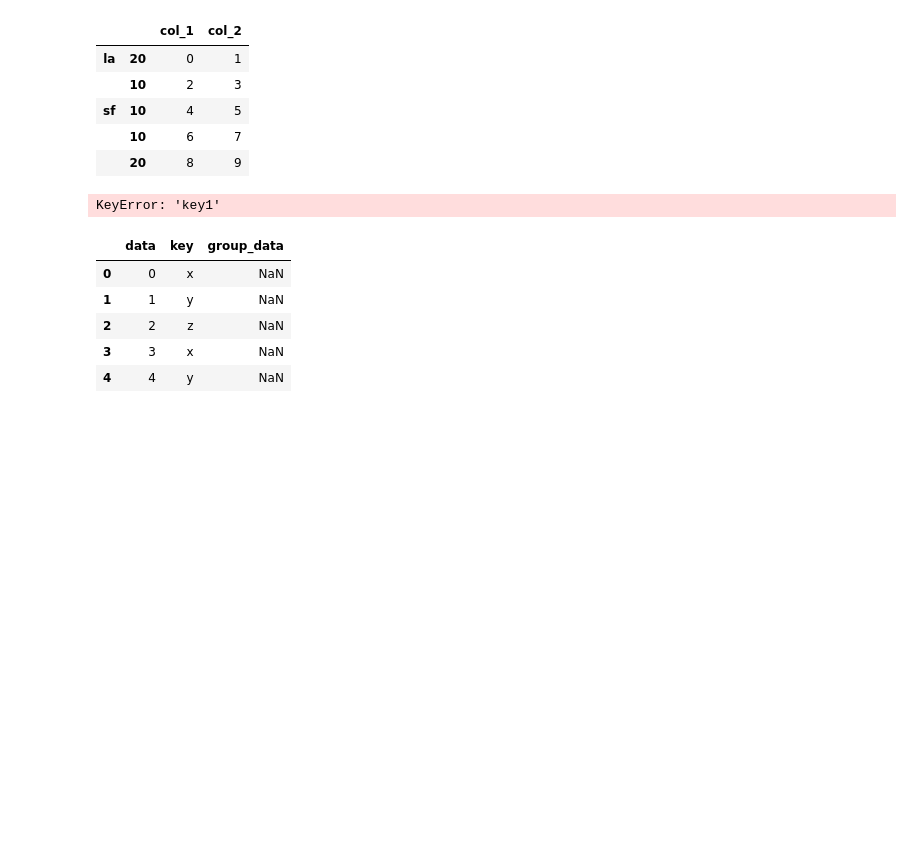
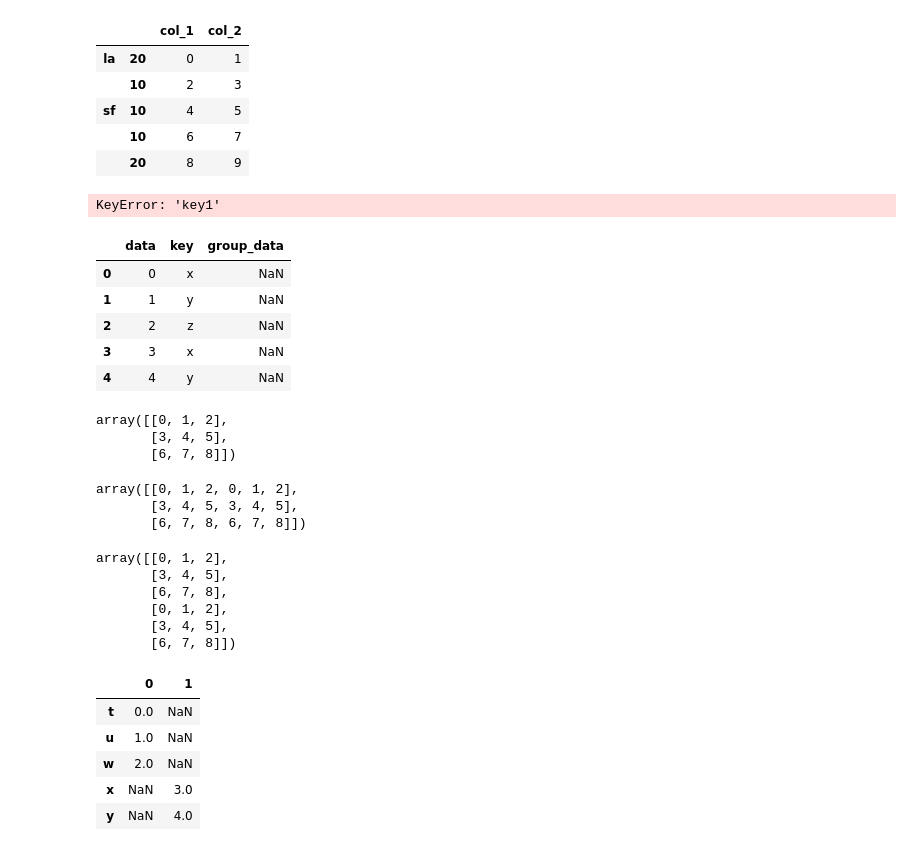
Before and after one commit to Yoshino-Morita/study-python, a Jupyter notebook: study_note.ipynb, the cells around one changed output. Cells and saved outputs as stored; diff of their text form; code cells hidden in the pictures; blank space fills up the shorter version.

```diff
--- a/study_note.ipynb
+++ b/study_note.ipynb
@@ -1554,0 +1561,33 @@ df_left.join(df_right)
+# %%
+arr1
+# %% [output]
+array([[0, 1, 2],
+       [3, 4, 5],
+       [6, 7, 8]])
+# %%
+np.concatenate([arr1,arr1],axis = 1)
+# %% [output]
+array([[0, 1, 2, 0, 1, 2],
+       [3, 4, 5, 3, 4, 5],
+       [6, 7, 8, 6, 7, 8]])
+# %%
+np.concatenate([arr1,arr1],axis = 0)
+# %% [output]
+array([[0, 1, 2],
+       [3, 4, 5],
+       [6, 7, 8],
+       [0, 1, 2],
+       [3, 4, 5],
+       [6, 7, 8]])
+# %%
+ser1 = Series([0,1,2],index = ['t','u','w'])
+ser2 = Series([3,4],index = ['x','y'])
+# %%
+pd.concat([ser1,ser2],axis = 1)
+# %% [output]
+|  | 0 | 1 |
+| t | 0.0 | NaN |
+| u | 1.0 | NaN |
+| w | 2.0 | NaN |
+| x | NaN | 3.0 |
+| y | NaN | 4.0 |
```
Also changed, not shown: parts of 9 cells of this notebook.
